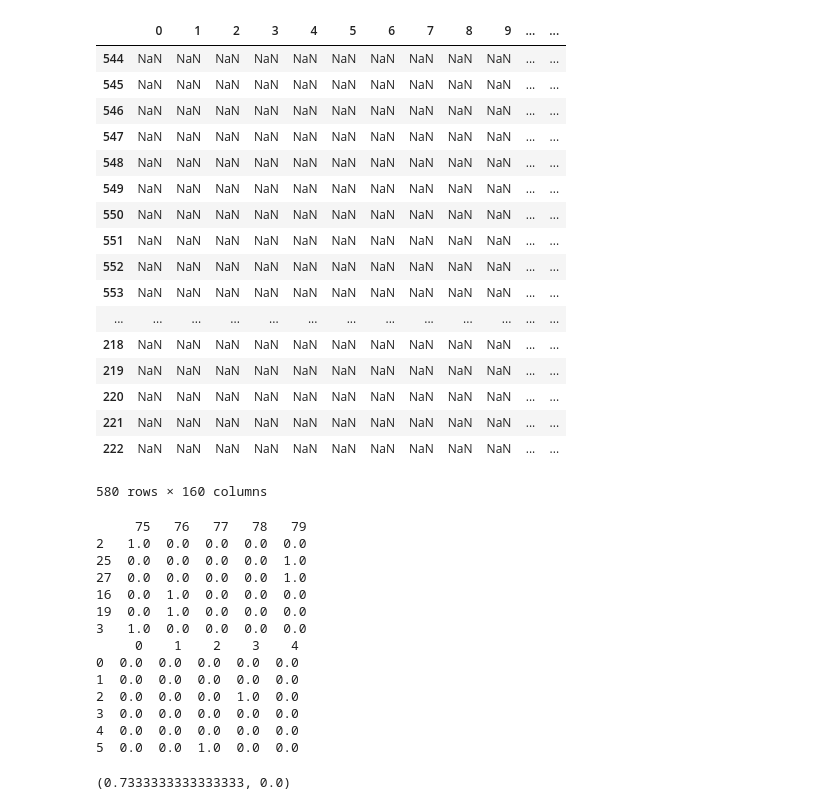
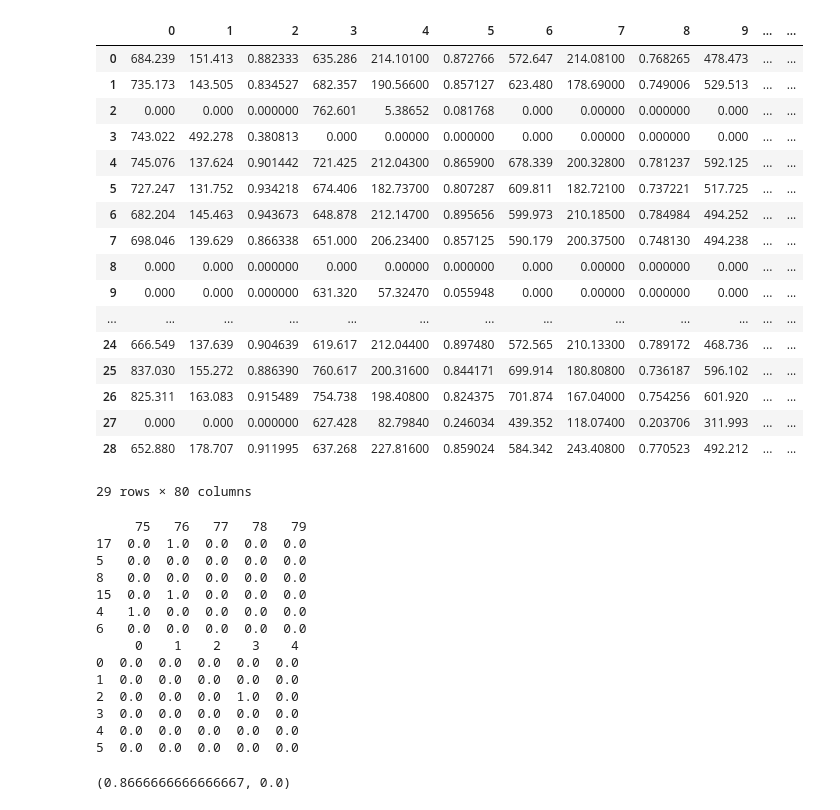
Before and after one commit to keck343/aligned_yoga_app, a Jupyter notebook: MultiLabelModeling.ipynb, the cells around one changed output. Cells and saved outputs as stored; diff of their text form; code cells hidden in the pictures.

```diff
--- a/MultiLabelModeling.ipynb
+++ b/MultiLabelModeling.ipynb
@@ -31,9 +31,9 @@ def select_frame(df, single=True):
             next_ = df.iloc[i-1]
             d = np.mean(abs(next_ - current_))
             if d < 0.05*SD:
-                print(f'frame index: {i}')
-                frame = df.iloc[i-20:i]
-                #print(len(frame))
+                print(f'frame index: {i-20,i}')
+                frame = np.asarray(df.ix[i])
+                print(frame)
                 return frame
     else:
         # Multiple Frames
@@ -84,16 +84,18 @@ def iterate_bucket_items(bucket):
     col_names =  list(range(80))
     #print(col_names)
     full_df  = pd.DataFrame(columns = col_names)
+    full_df = []
     print(full_df)
     for obj in prefix_objs:
         key = obj.key
         #print(key)
         if 'csv' in key:
             single = getCSV(key)
+            print(single)
             if single is None:
                 continue
-            full_df = full_df.append(single)
-            print(full_df)
+            full_df.append(single)
+            #print(full_df)
 
     #final = pd.DataFrame(np.asarray(full_df))
     final = full_df
@@ -176,39 +229,39 @@ NameError: name 'nrows' is not defined
-# %%
-final
-# %% [output]
-|  | 0 | 1 | 2 | 3 | 4 | 5 | 6 | 7 | 8 | 9 | ... | ... |
-| 544 | NaN | NaN | NaN | NaN | NaN | NaN | NaN | NaN | NaN | NaN | ... | ... |
-| 545 | NaN | NaN | NaN | NaN | NaN | NaN | NaN | NaN | NaN | NaN | ... | ... |
-| 546 | NaN | NaN | NaN | NaN | NaN | NaN | NaN | NaN | NaN | NaN | ... | ... |
-| 547 | NaN | NaN | NaN | NaN | NaN | NaN | NaN | NaN | NaN | NaN | ... | ... |
-| 548 | NaN | NaN | NaN | NaN | NaN | NaN | NaN | NaN | NaN | NaN | ... | ... |
-| 549 | NaN | NaN | NaN | NaN | NaN | NaN | NaN | NaN | NaN | NaN | ... | ... |
-| 550 | NaN | NaN | NaN | NaN | NaN | NaN | NaN | NaN | NaN | NaN | ... | ... |
-| 551 | NaN | NaN | NaN | NaN | NaN | NaN | NaN | NaN | NaN | NaN | ... | ... |
-| 552 | NaN | NaN | NaN | NaN | NaN | NaN | NaN | NaN | NaN | NaN | ... | ... |
-| 553 | NaN | NaN | NaN | NaN | NaN | NaN | NaN | NaN | NaN | NaN | ... | ... |
-| ... | ... | ... | ... | ... | ... | ... | ... | ... | ... | ... | ... | ... |
-| 218 | NaN | NaN | NaN | NaN | NaN | NaN | NaN | NaN | NaN | NaN | ... | ... |
-| 219 | NaN | NaN | NaN | NaN | NaN | NaN | NaN | NaN | NaN | NaN | ... | ... |
-| 220 | NaN | NaN | NaN | NaN | NaN | NaN | NaN | NaN | NaN | NaN | ... | ... |
-| 221 | NaN | NaN | NaN | NaN | NaN | NaN | NaN | NaN | NaN | NaN | ... | ... |
-| 222 | NaN | NaN | NaN | NaN | NaN | NaN | NaN | NaN | NaN | NaN | ... | ... |
-580 rows × 160 columns
+# %%
+pd.DataFrame(final)
+# %% [output]
+|  | 0 | 1 | 2 | 3 | 4 | 5 | 6 | 7 | 8 | 9 | ... | ... |
+| 0 | 684.239 | 151.413 | 0.882333 | 635.286 | 214.10100 | 0.872766 | 572.647 | 214.08100 | 0.768265 | 478.473 | ... | ... |
+| 1 | 735.173 | 143.505 | 0.834527 | 682.357 | 190.56600 | 0.857127 | 623.480 | 178.69000 | 0.749006 | 529.513 | ... | ... |
+| 2 | 0.000 | 0.000 | 0.000000 | 762.601 | 5.38652 | 0.081768 | 0.000 | 0.00000 | 0.000000 | 0.000 | ... | ... |
+| 3 | 743.022 | 492.278 | 0.380813 | 0.000 | 0.00000 | 0.000000 | 0.000 | 0.00000 | 0.000000 | 0.000 | ... | ... |
+| 4 | 745.076 | 137.624 | 0.901442 | 721.425 | 212.04300 | 0.865900 | 678.339 | 200.32800 | 0.781237 | 592.125 | ... | ... |
+| 5 | 727.247 | 131.752 | 0.934218 | 674.406 | 182.73700 | 0.807287 | 609.811 | 182.72100 | 0.737221 | 517.725 | ... | ... |
+| 6 | 682.204 | 145.463 | 0.943673 | 648.878 | 212.14700 | 0.895656 | 599.973 | 210.18500 | 0.784984 | 494.252 | ... | ... |
+| 7 | 698.046 | 139.629 | 0.866338 | 651.000 | 206.23400 | 0.857125 | 590.179 | 200.37500 | 0.748130 | 494.238 | ... | ... |
+| 8 | 0.000 | 0.000 | 0.000000 | 0.000 | 0.00000 | 0.000000 | 0.000 | 0.00000 | 0.000000 | 0.000 | ... | ... |
+| 9 | 0.000 | 0.000 | 0.000000 | 631.320 | 57.32470 | 0.055948 | 0.000 | 0.00000 | 0.000000 | 0.000 | ... | ... |
+| ... | ... | ... | ... | ... | ... | ... | ... | ... | ... | ... | ... | ... |
+| 24 | 666.549 | 137.639 | 0.904639 | 619.617 | 212.04400 | 0.897480 | 572.565 | 210.13300 | 0.789172 | 468.736 | ... | ... |
+| 25 | 837.030 | 155.272 | 0.886390 | 760.617 | 200.31600 | 0.844171 | 699.914 | 180.80800 | 0.736187 | 596.102 | ... | ... |
+| 26 | 825.311 | 163.083 | 0.915489 | 754.738 | 198.40800 | 0.824375 | 701.874 | 167.04000 | 0.754256 | 601.920 | ... | ... |
+| 27 | 0.000 | 0.000 | 0.000000 | 627.428 | 82.79840 | 0.246034 | 439.352 | 118.07400 | 0.203706 | 311.993 | ... | ... |
+| 28 | 652.880 | 178.707 | 0.911995 | 637.268 | 227.81600 | 0.859024 | 584.342 | 243.40800 | 0.770523 | 492.212 | ... | ... |
+29 rows × 80 columns
 # %%
-multimodel(final)
+multimodel(pd.DataFrame(final))
 # %% [output]
      75   76   77   78   79
-2   1.0  0.0  0.0  0.0  0.0
-25  0.0  0.0  0.0  0.0  1.0
-27  0.0  0.0  0.0  0.0  1.0
-16  0.0  1.0  0.0  0.0  0.0
-19  0.0  1.0  0.0  0.0  0.0
-3   1.0  0.0  0.0  0.0  0.0
+17  0.0  1.0  0.0  0.0  0.0
+5   0.0  0.0  0.0  0.0  0.0
+8   0.0  0.0  0.0  0.0  0.0
+15  0.0  1.0  0.0  0.0  0.0
+4   1.0  0.0  0.0  0.0  0.0
+6   0.0  0.0  0.0  0.0  0.0
      0    1    2    3    4
 0  0.0  0.0  0.0  0.0  0.0
 1  0.0  0.0  0.0  0.0  0.0
 2  0.0  0.0  0.0  1.0  0.0
 3  0.0  0.0  0.0  0.0  0.0
 4  0.0  0.0  0.0  0.0  0.0
-5  0.0  0.0  1.0  0.0  0.0
+5  0.0  0.0  0.0  0.0  0.0
-(0.7333333333333333, 0.0)
+(0.8666666666666667, 0.0)
```
Also changed, not shown: parts of 2 cells of this notebook.
